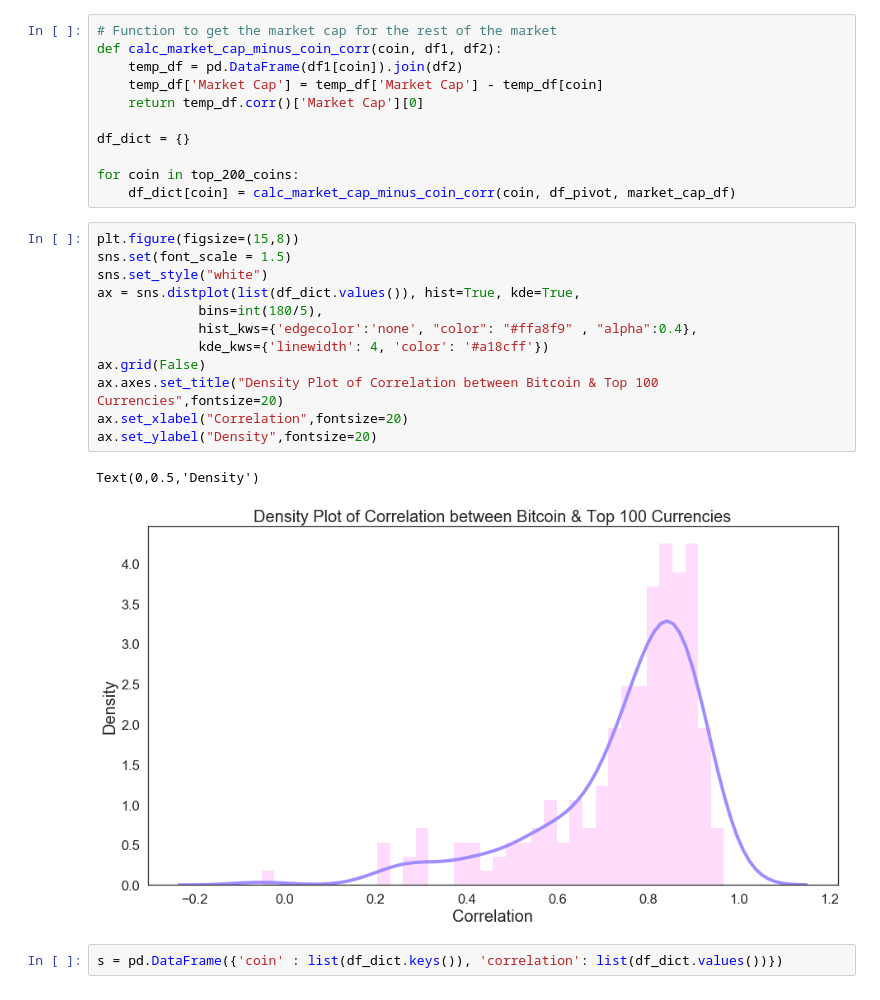
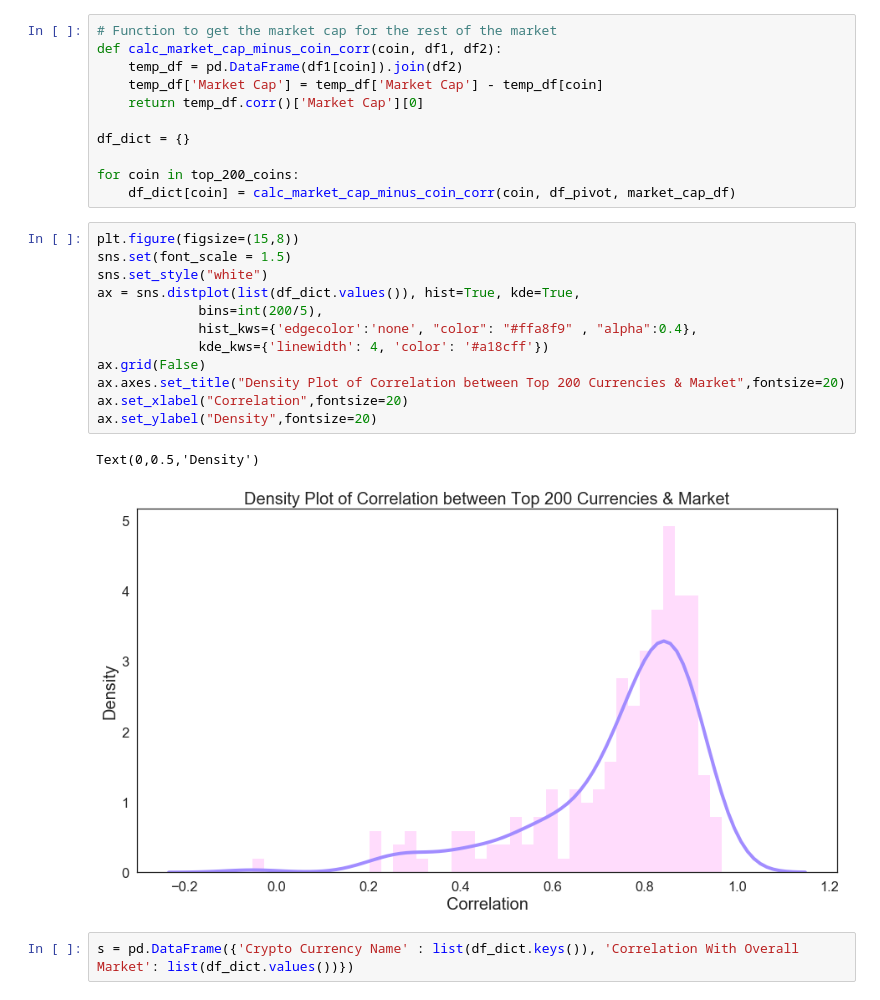
Before and after one commit to tstreamDOTh/Crypto-Currency-Market-Resistance-EDA, a Jupyter notebook: EDA.ipynb, the cells around one changed output. Cells and saved outputs as stored; diff of their text form.

Commit message:
Change plot title

```diff
--- a/EDA.ipynb
+++ b/EDA.ipynb
@@ -128,18 +128,18 @@ for coin in top_200_coins:
 # %%
 plt.figure(figsize=(15,8))
 sns.set(font_scale = 1.5)
 sns.set_style("white")
 ax = sns.distplot(list(df_dict.values()), hist=True, kde=True,
-             bins=int(180/5),
+             bins=int(200/5),
              hist_kws={'edgecolor':'none', "color": "#ffa8f9" , "alpha":0.4},
              kde_kws={'linewidth': 4, 'color': '#a18cff'})
 ax.grid(False)
-ax.axes.set_title("Density Plot of Correlation between Bitcoin & Top 100 Currencies",fontsize=20)
+ax.axes.set_title("Density Plot of Correlation between Top 200 Currencies & Market",fontsize=20)
 ax.set_xlabel("Correlation",fontsize=20)
 ax.set_ylabel("Density",fontsize=20)
 # %% [output]
 Text(0,0.5,'Density')
-[figure, old version]
+[figure, new version]
 # %%
-s = pd.DataFrame({'coin' : list(df_dict.keys()), 'correlation': list(df_dict.values())})
+s = pd.DataFrame({'Crypto Currency Name' : list(df_dict.keys()), 'Correlation With Overall Market': list(df_dict.values())})
 # %%
```
Also changed, not shown: parts of 1 cell of this notebook.
